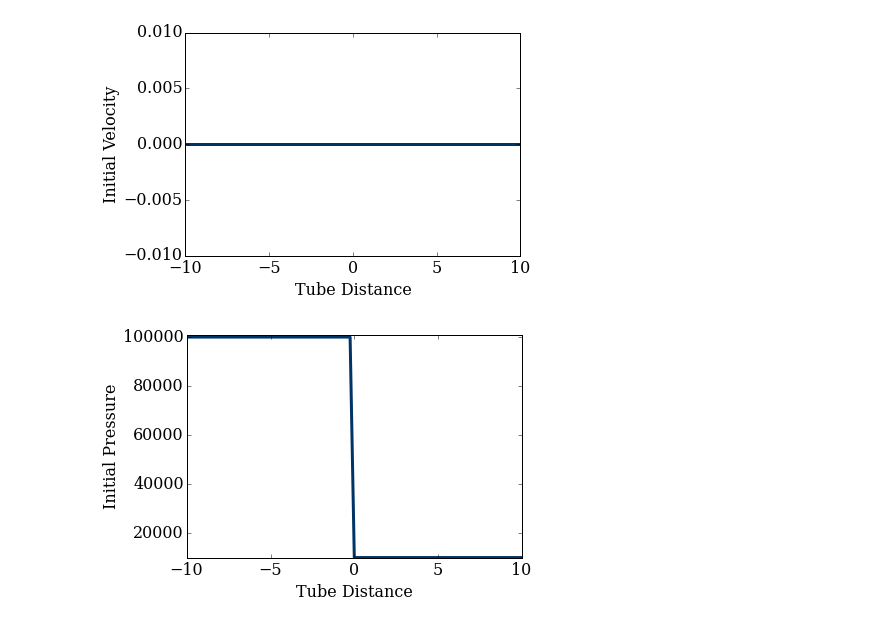
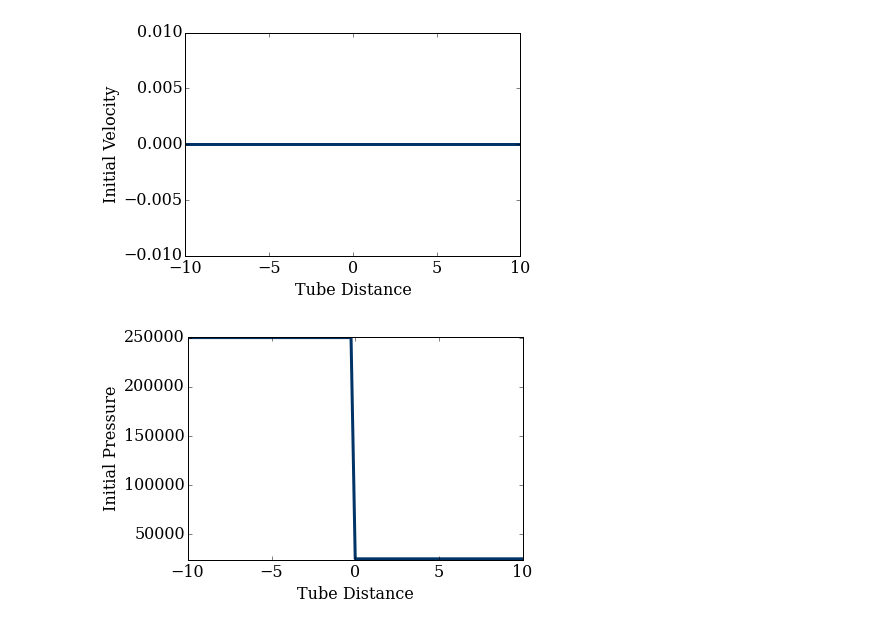
Before and after one commit to Pythonidae1/hw, a Jupyter notebook: GRADED_HW_Sods_Test.ipynb, the cells around one changed output. Drawn from its saved outputs; the diff is of its cells as text; code cells hidden in the pictures.

```diff
--- a/GRADED_HW_Sods_Test.ipynb
+++ b/GRADED_HW_Sods_Test.ipynb
@@ -10,36 +10,37 @@ rcParams['font.size'] = 16
 from matplotlib import animation
 from JSAnimation.IPython_display import display_animation
 # %%
-def u_initial(nx,xbegin,xend,nt,rhol0,ul0,pl0,rhor0,ur0,pr0):
+def u_initial(nx,xbegin,xend,nt,rhol0,ul0,petl0,rhor0,ur0,petr0):
     x = numpy.linspace(xbegin,xend,nx)
-    uvect = numpy.random.rand(nt,3,nx)
-    uvect[:,:,:] = 0
-    u1 = numpy.asarray(uvect[:,0,:])
-    u1[:,:(nx-1)/2+1]=rhol0
-    u1[:,(nx-1)/2:]=rhor0
-    u2 = numpy.asarray(uvect[:,1,:])
-    u2[:,:(nx-1)/2+1]=ul0
-    u2[:,(nx-1)/2:]=ur0
-    u3 = numpy.asarray(uvect[:,2,:])
-    u3[:,:(nx-1)/2+1]=pl0
-    u3[:,(nx-1)/2:]=pr0
+    uvect = numpy.zeros((3,nx))
+    u1 = numpy.asarray(uvect[0,:])
+    u1[:(nx-1)/2]=rhol0
+    u1[(nx-1)/2:]=rhor0
+    u2 = numpy.asarray(uvect[1,:])
+    u2[:(nx-1)/2+1]=ul0
+    u2[(nx-1)/2:]=ur0
+    u3 = numpy.asarray(uvect[2,:])
+    u3[:(nx-1)/2+1]=petl0
+    u3[(nx-1)/2:]=petr0
 
     return uvect
 # %%
 nx = 81
 dx = .25
 dt = .0002
-nt = 50
+nt = int(.01/dt+1)
 xend = 10
 xbegin =-10
 gamma = 1.4
 rhol0 = 1
 ul0 = 0.0
 pl0 = 100000
+petl0 = pl0/(gamma-1)
 rhor0 = .125
 ur0 = 0.0
 pr0 = 10000
+petr0 = pr0/(gamma-1)
 
 x = numpy.linspace(xbegin,xend,nx)
-u=u_initial(nx,xbegin,xend,nt,rhol0,ul0,pl0,rhor0,ur0,pr0)
+u=u_initial(nx,xbegin,xend,nt,rhol0,ul0,petl0,rhor0,ur0,petr0)
 # %%
@@ -57,9 +58,9 @@ pyplot.ylim(-.01,.01);
 # %% [output]
 [figure]
 # %%
-pyplot.plot(x, u[0,2], color='#003366', ls='-', lw=3)
+pyplot.plot(x, u[2,:], color='#003366', ls='-', lw=3)
 pyplot.ylabel('Initial Pressure')
 pyplot.xlabel('Tube Distance')
-pyplot.ylim(9900,101000);
+pyplot.ylim(24000,251000);
 # %% [output]
-[figure, old version]
+[figure, new version]
```
Also changed, not shown: parts of 12 cells of this notebook, 1 other file.
